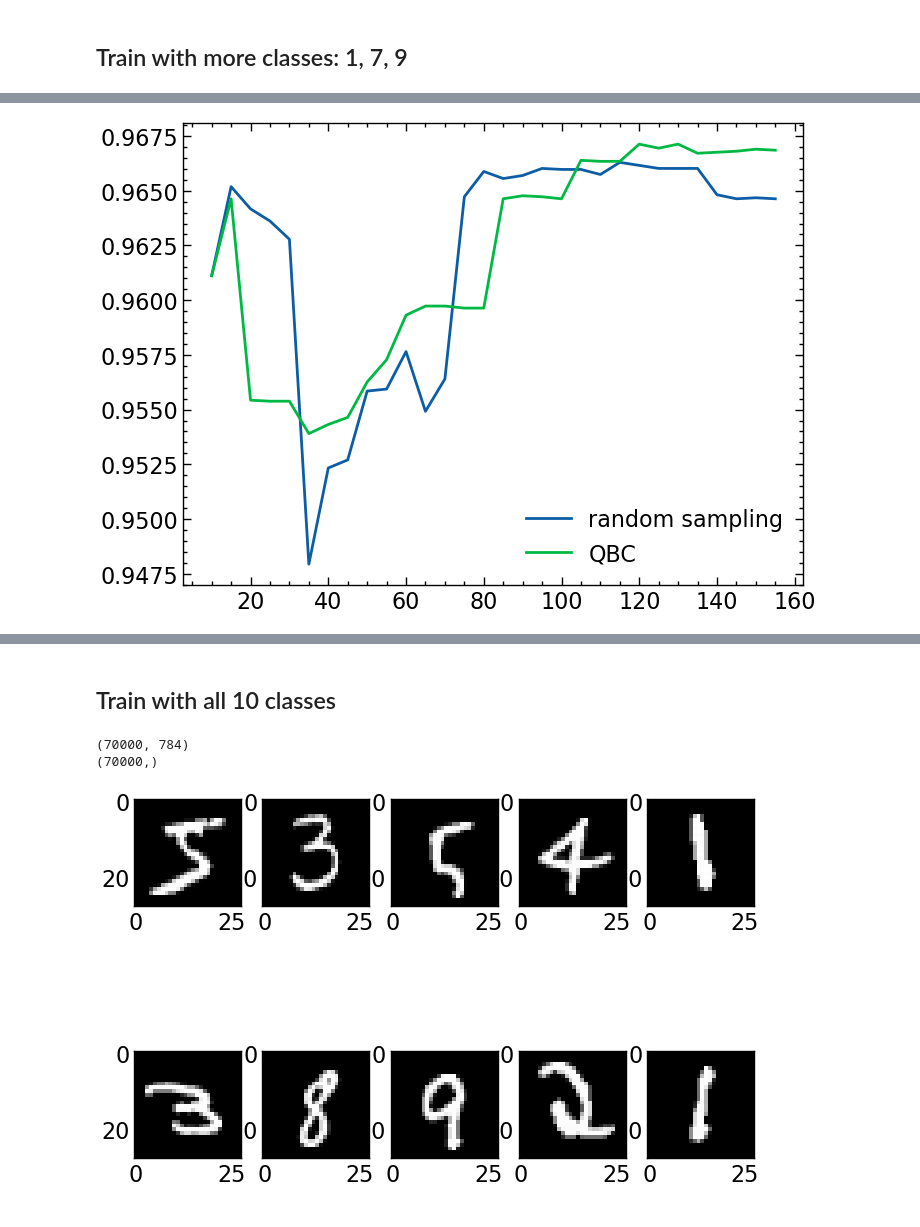
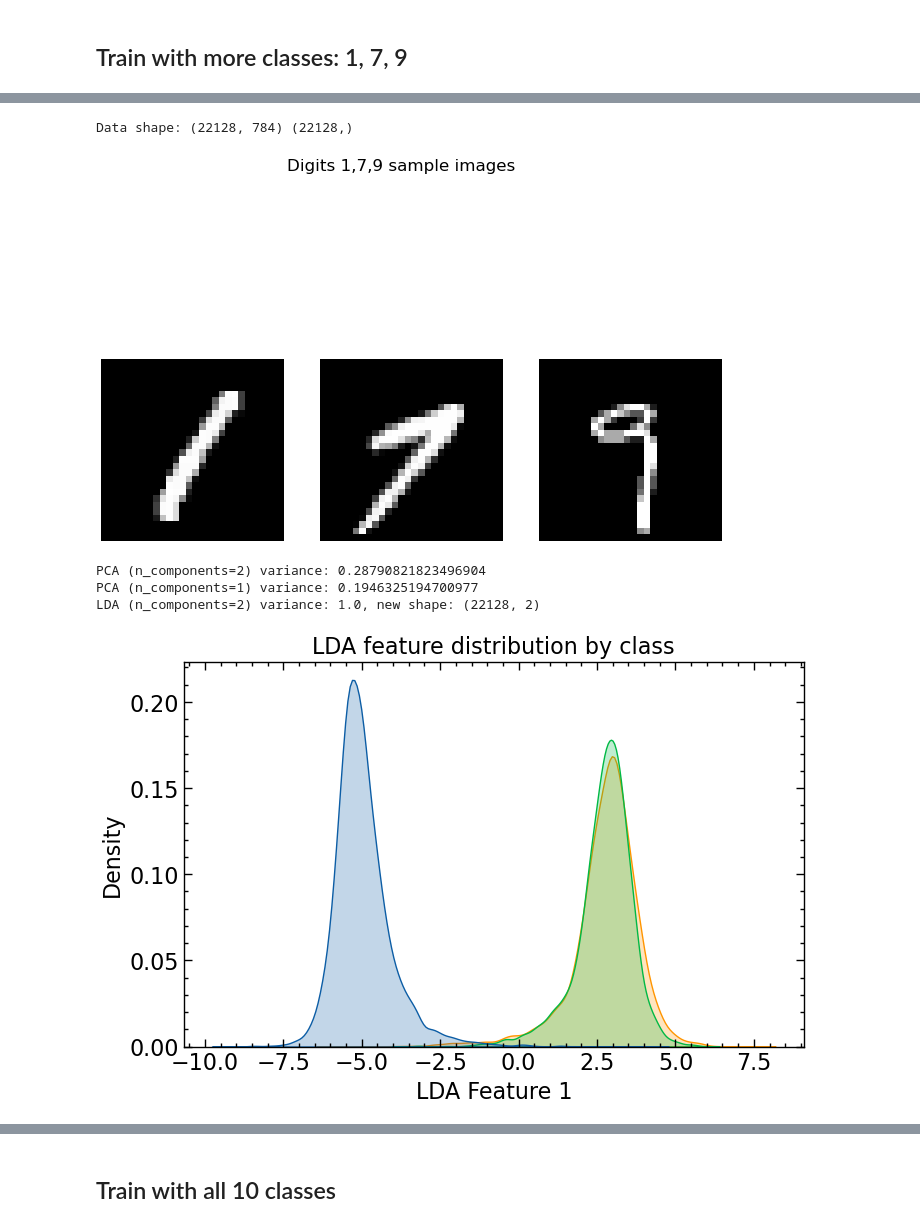
Before and after one commit to amapy-00/miniproject_2_02463, a Jupyter notebook: main.ipynb, the cells around one changed output, grey strips where cells are left out. Cells and saved outputs as stored; diff of their text form; code cells hidden in the pictures.

```diff
--- a/main.ipynb
+++ b/main.ipynb
@@ -489,7 +37,11 @@ Model: LR, 155 samples (QBC)
-# %%
-#Plot learning curve
-plt.plot(*tuple(np.array(testacc).T));
-plt.plot(*tuple(np.array(testacc_qbc).T));
-plt.legend(('random sampling','QBC'));
-# %% [output]
-[figure, removed]
+# %%
+# Experiment 2: Digits 1,7,9; LDA with 2 components
+exp2_params = {'initial_samples': 10, 'added_samples': 5, 'num_iterations': 30}
+run_experiment("1,7,9", lda_dims=2, active_params=exp2_params, legend_labels=('Random sampling', 'QBC'))
+# %% [output]
+Data shape: (22128, 784) (22128,)
+[figure, added]
+PCA (n_components=2) variance: 0.28790821823496904
+PCA (n_components=1) variance: 0.1946325194700977
+LDA (n_components=2) variance: 1.0, new shape: (22128, 2)
+[figure, added]
@@ -496,28 +67,2 @@ plt.legend(('random sampling','QBC'));
 # %% [markdown]
 ## Train with all 10 classes
-# %%
-# Import dataset with all digits
-X_full,y_full = load_dataset()
-X,y = filter_dataset(X_full,y_full,"all")
-X = X / 255
-print(X.shape)
-print(y.shape)
-# %% [output]
-(70000, 784)
-(70000,)
-# %%
-# Plot the squared images
-fig, ax = plt.subplots(2, 5)
-ax[0, 0].imshow(X[0].reshape(28,28), cmap='gray')
-ax[0, 1].imshow(X[50].reshape(28,28), cmap='gray')
-ax[0, 2].imshow(X[100].reshape(28,28), cmap='gray')
-ax[0, 3].imshow(X[150].reshape(28,28), cmap='gray')
-ax[0, 4].imshow(X[200].reshape(28,28), cmap='gray')
-ax[1, 0].imshow(X[250].reshape(28,28), cmap='gray')
-ax[1, 1].imshow(X[300].reshape(28,28), cmap='gray')
-ax[1, 2].imshow(X[350].reshape(28,28), cmap='gray')
-ax[1, 3].imshow(X[400].reshape(28,28), cmap='gray')
-ax[1, 4].imshow(X[450].reshape(28,28), cmap='gray')
-plt.show()
-# %% [output]
-[figure, removed]
```
Also changed, not shown: parts of 40 cells of this notebook, 1 other file.
